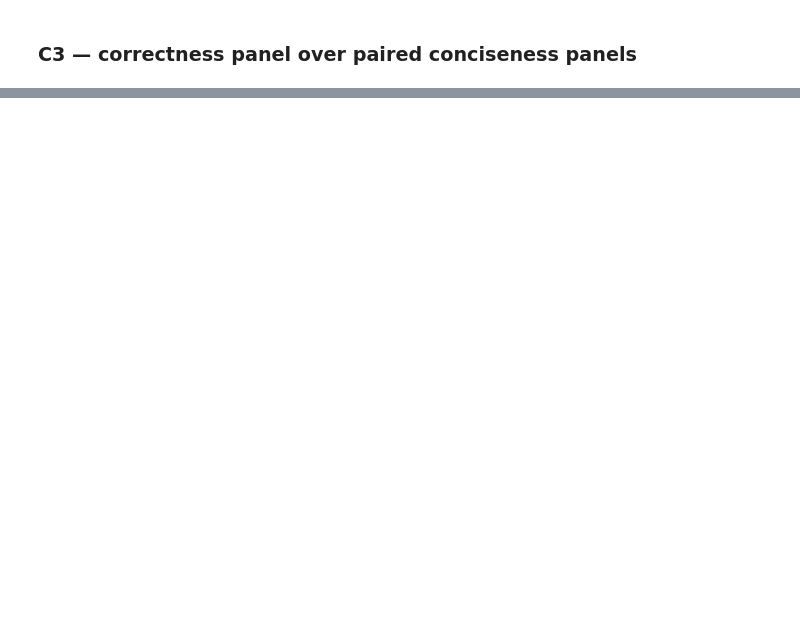
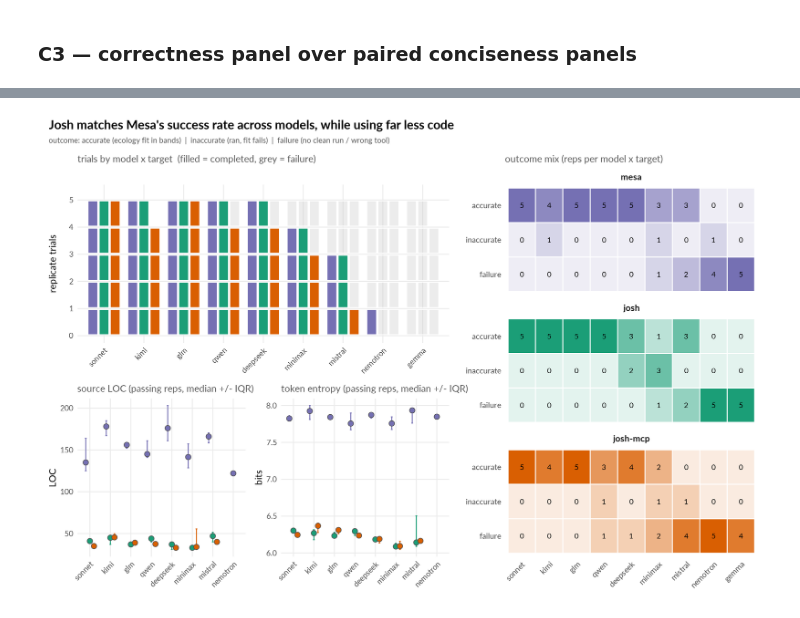
Before and after one commit to SchmidtDSE/josh-llm-experiment, a Jupyter notebook: analysis/headline_r.ipynb, the cells around one changed output, grey strips where cells are left out. Cells and saved outputs as stored; diff of their text form; code cells hidden in the pictures; blank space fills up the shorter version.

```diff
--- a/analysis/headline_r.ipynb
+++ b/analysis/headline_r.ipynb
@@ -573,0 +539,96 @@ ggsave(file.path(OUT_DIR, "composite_c4.png"), c4, width = 10, height = 6, dpi =
+# %%
+# Double-column IEEE figure (~7.16in). Lato via showtext (loaded above).
+options(repr.plot.width = 9, repr.plot.height = 6)
+
+OUTCOME_LEVELS <- c("failure", "inaccurate", "accurate")
+outcome_df <- dfc %>%
+  mutate(across(c(substantive_conformance, did_run, regression_fit_ok), as.logical),
+         completed = substantive_conformance & did_run,
+         outcome = factor(case_when(
+           !completed                     ~ "failure",
+           completed & !regression_fit_ok ~ "inaccurate",
+           TRUE                           ~ "accurate"),
+           levels = OUTCOME_LEVELS)) %>%
+  count(model, target, outcome, .drop = FALSE)
+
+# white background, no minor grid (matches the reference figure)
+base5 <- theme_minimal(base_size = 8.5, base_family = "Lato") +
+  theme(axis.text.x = element_text(angle = 45, hjust = 1),
+        panel.grid.minor = element_blank(),
+        panel.background = element_rect(fill = "white", colour = NA),
+        plot.background  = element_rect(fill = "white", colour = NA),
+        strip.text = element_text(face = "bold", size = 8),
+        legend.position = "none",
+        plot.title = element_text(colour = "grey35", size = 8.5))
+
+# A: every replicate is one block. Completed reps in the framework colour;
+# failures as faint grey blocks so 0/5 cells (gemma, nemotron) stay visible.
+seg_w <- 0.12; toff <- 0.28; gap <- 0.04
+panelA_long <- pr %>%
+  tidyr::uncount(n, .id = "seg") %>%
+  mutate(status = ifelse(seg <= k, "completed", "failure"),
+         mi  = as.integer(model),
+         off = (as.integer(target) - 2) * toff,
+         xmin = mi + off - seg_w, xmax = mi + off + seg_w,
+         ymin = seg - 1 + gap,    ymax = seg - gap,
+         fillc = ifelse(status == "completed",
+                        unname(COMPOSITE_COLORS[as.character(target)]), "grey75"),
+         a     = ifelse(status == "completed", 1, 0.30))
+nmax <- max(pr$n)
+pA5 <- ggplot(panelA_long) +
+  geom_rect(aes(xmin = xmin, xmax = xmax, ymin = ymin, ymax = ymax,
+                fill = fillc, alpha = a), colour = "white", linewidth = 0.3) +
+  scale_fill_identity() + scale_alpha_identity() +
+  scale_x_continuous(breaks = seq_along(levels(pr$model)), labels = levels(pr$model),
+                     expand = expansion(mult = 0.03)) +
+  scale_y_continuous(breaks = 0:nmax, limits = c(0, nmax + 0.3)) +
+  labs(title = "trials by model x target  (filled = completed, grey = failure)",
+       x = NULL, y = "replicate trials") + base5
+
+pB5 <- ggplot(cc, aes(model, loc, fill = target)) +
+  geom_errorbar(aes(ymin = loc_lo, ymax = loc_hi, colour = target),
+                position = dodge, width = 0.25, linewidth = 0.4) +
+  geom_point(position = dodge, size = 2, shape = 21, colour = "grey30") +
+  fil_t + col_t + labs(title = "source LOC (passing reps, median +/- IQR)",
+                       x = NULL, y = "LOC") + base5
+
+pC5 <- ggplot(cc, aes(model, ent, fill = target)) +
+  geom_errorbar(aes(ymin = ent_lo, ymax = ent_hi, colour = target),
+                position = dodge, width = 0.25, linewidth = 0.4) +
+  geom_point(position = dodge, size = 2, shape = 21, colour = "grey30") +
+  fil_t + col_t + labs(title = "token entropy (passing reps, median +/- IQR)",
+                       x = NULL, y = "bits") + base5
+
+# D: outcome mix, framework-coloured; category labels on the LEFT (padded).
+# Doubles as the target colour key.
+pBreak <- ggplot(outcome_df, aes(model, outcome, fill = target, alpha = n)) +
+  geom_tile(colour = "white", linewidth = 0.4) +
+  geom_text(aes(label = n), alpha = 1, size = 2.3) +
+  facet_wrap(~ target, ncol = 1) +
+  scale_fill_manual(values = COMPOSITE_COLORS, guide = "none") +
+  scale_alpha(range = c(0.12, 1), guide = "none") +
+  labs(title = "outcome mix (reps per model x target)", x = NULL, y = NULL) +
+  base5 + theme(panel.grid = element_blank(),
+                axis.text.x = element_text(angle = 45, hjust = 1, size = 7),
+                axis.text.y = element_text(size = 7),
+                plot.margin = margin(4, 4, 4, 10))
+
+design <- "
+AAD
+BCD
+"
+c5 <- pA5 + pB5 + pC5 + pBreak +
+  plot_layout(design = design, widths = c(1, 1, 1.5)) +
+  plot_annotation(
+    title = "Josh matches Mesa's success rate across models, while using far less code",
+    subtitle = "outcome: accurate (ecology fit in bands)  |  inaccurate (ran, fit fails)  |  failure (no clean run / wrong tool)",
+    theme = theme(plot.title = element_text(face = "bold", size = 11, family = "Lato"),
+                  plot.subtitle = element_text(size = 6.8, colour = "grey35", family = "Lato"),
+                  plot.background = element_rect(fill = "white", colour = NA))) &
+  theme(legend.position = "none",
+        plot.background = element_rect(fill = "white", colour = NA))
+c5
+ggsave(file.path(OUT_DIR, "composite_c5.pdf"), c5, width = 7.16, height = 4.8)
+ggsave(file.path(OUT_DIR, "composite_c5.png"), c5, width = 7.16, height = 4.8, dpi = 300, bg = "white")
+# %% [output]
+[figure, added]
```
Also changed, not shown: parts of 23 cells of this notebook, 7 other files.
